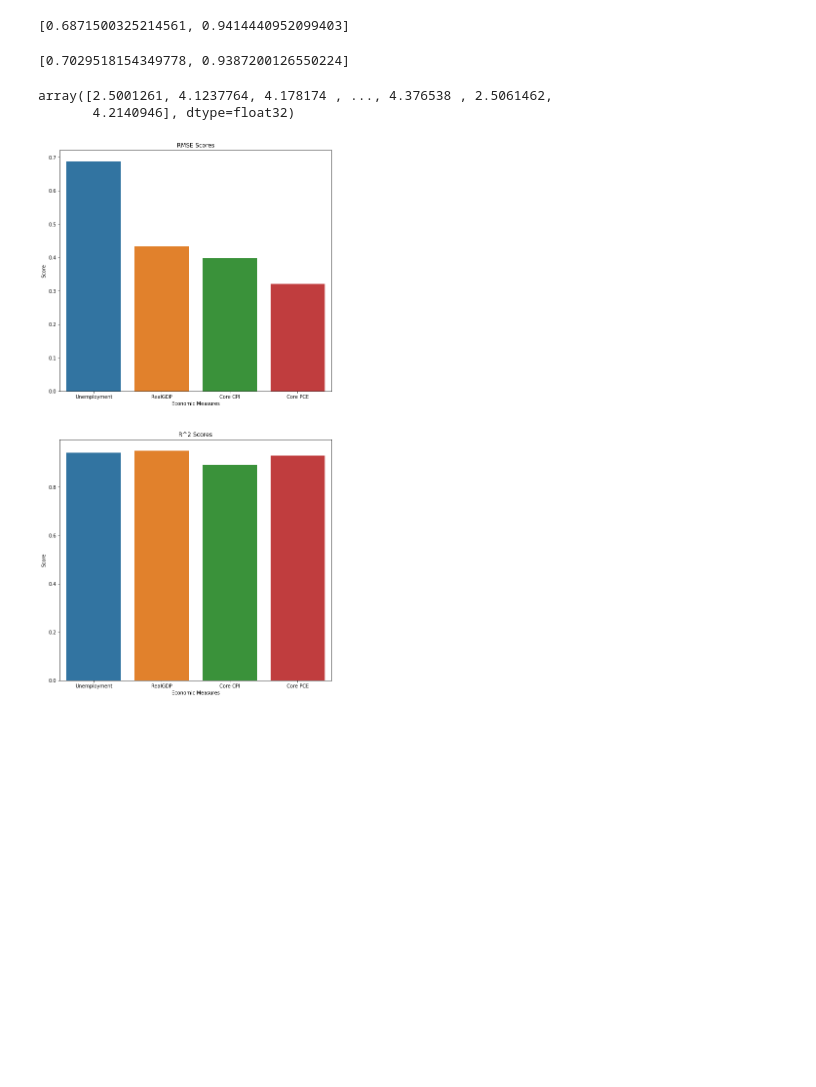
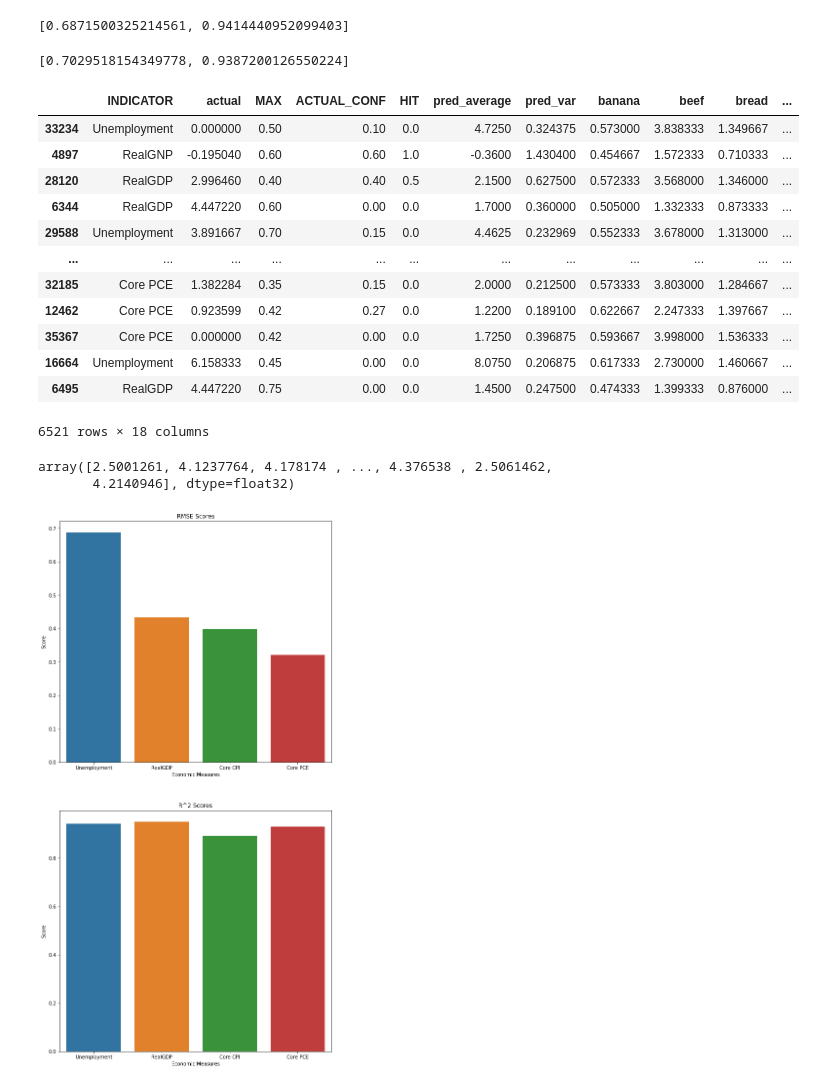
Before and after one commit to mbearw-berkeley/W210-Capstone, a Jupyter notebook: models/RegressionModel Class notebook.ipynb, the cells around one changed output. Cells and saved outputs as stored; diff of their text form; code cells hidden in the pictures; blank space fills up the shorter version.

```diff
--- a/models/RegressionModel Class notebook.ipynb
+++ b/models/RegressionModel Class notebook.ipynb
@@ -124,6 +117,22 @@ run_model(xgboost,"Unemployment")
 run_model(randomForest,"Unemployment")
 # %% [output]
 [0.7029518154349778, 0.9387200126550224]
+# %%
+val
+# %% [output]
+|  | INDICATOR | actual | MAX | ACTUAL_CONF | HIT | pred_average | pred_var | banana | beef | bread | ... |
+| 33234 | Unemployment | 0.000000 | 0.50 | 0.10 | 0.0 | 4.7250 | 0.324375 | 0.573000 | 3.838333 | 1.349667 | ... |
+| 4897 | RealGNP | -0.195040 | 0.60 | 0.60 | 1.0 | -0.3600 | 1.430400 | 0.454667 | 1.572333 | 0.710333 | ... |
+| 28120 | RealGDP | 2.996460 | 0.40 | 0.40 | 0.5 | 2.1500 | 0.627500 | 0.572333 | 3.568000 | 1.346000 | ... |
+| 6344 | RealGDP | 4.447220 | 0.60 | 0.00 | 0.0 | 1.7000 | 0.360000 | 0.505000 | 1.332333 | 0.873333 | ... |
+| 29588 | Unemployment | 3.891667 | 0.70 | 0.15 | 0.0 | 4.4625 | 0.232969 | 0.552333 | 3.678000 | 1.313000 | ... |
+| ... | ... | ... | ... | ... | ... | ... | ... | ... | ... | ... | ... |
+| 32185 | Core PCE | 1.382284 | 0.35 | 0.15 | 0.0 | 2.0000 | 0.212500 | 0.573333 | 3.803000 | 1.284667 | ... |
+| 12462 | Core PCE | 0.923599 | 0.42 | 0.27 | 0.0 | 1.2200 | 0.189100 | 0.622667 | 2.247333 | 1.397667 | ... |
+| 35367 | Core PCE | 0.000000 | 0.42 | 0.00 | 0.0 | 1.7250 | 0.396875 | 0.593667 | 3.998000 | 1.536333 | ... |
+| 16664 | Unemployment | 6.158333 | 0.45 | 0.00 | 0.0 | 8.0750 | 0.206875 | 0.617333 | 2.730000 | 1.460667 | ... |
+| 6495 | RealGDP | 4.447220 | 0.75 | 0.00 | 0.0 | 1.4500 | 0.247500 | 0.474333 | 1.399333 | 0.876000 | ... |
+6521 rows × 18 columns
 # %%
 class RegressionModel:
     measures = ["Unemployment","RealGDP","Core CPI","Core PCE"]
```
Also changed, not shown: parts of 22 cells of this notebook, 1 other file.
